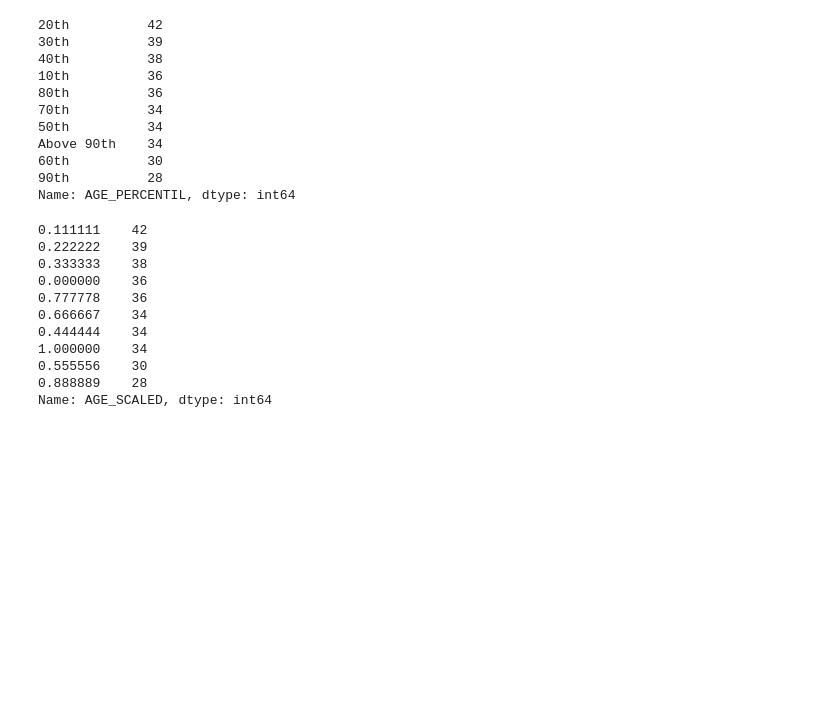
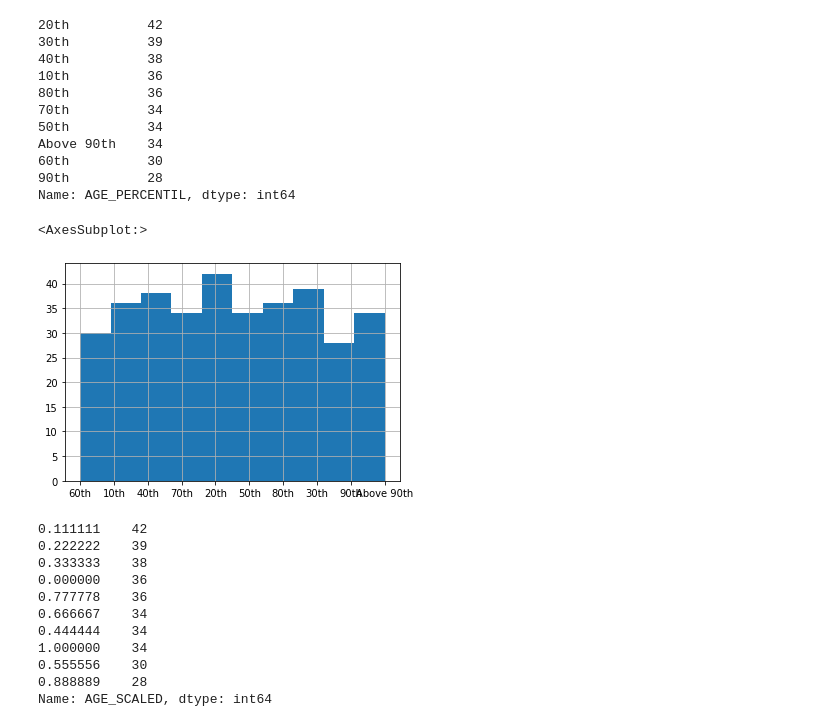
Before and after one commit to fdrigui/covid19_icu_admission_prediction, a Jupyter notebook: notebooks/3.0_feature_engineering.ipynb, the cells around one changed output. Drawn from its saved outputs; the diff is of its cells as text; code cells hidden in the pictures; blank space fills up the shorter version.

```diff
--- a/notebooks/3.0_feature_engineering.ipynb
+++ b/notebooks/3.0_feature_engineering.ipynb
@@ -87,6 +118,11 @@ Above 90th    34
 60th          30
 90th          28
 Name: AGE_PERCENTIL, dtype: int64
+# %%
+df['AGE_PERCENTIL'].hist()
+# %% [output]
+<AxesSubplot:>
+[figure, added]
 # %%
 df_1_agescaled = scale_age_percentil(df)
 # %%
```
Also changed, not shown: parts of 24 cells of this notebook, 4 other files.
